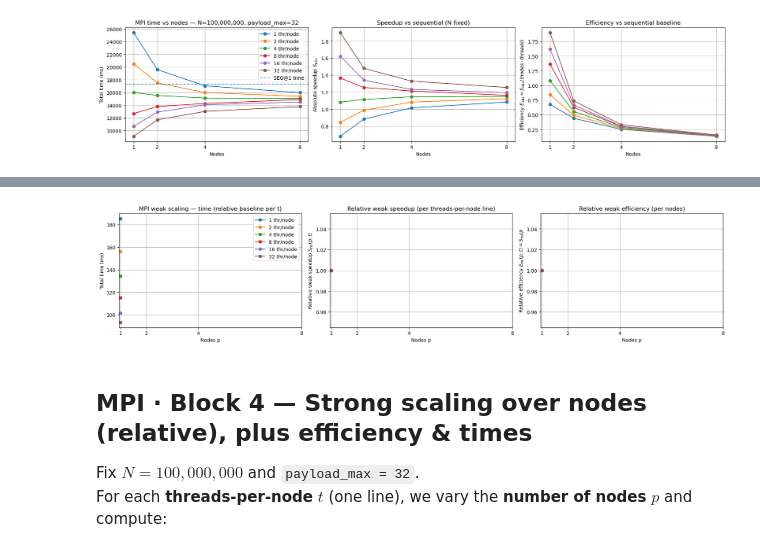
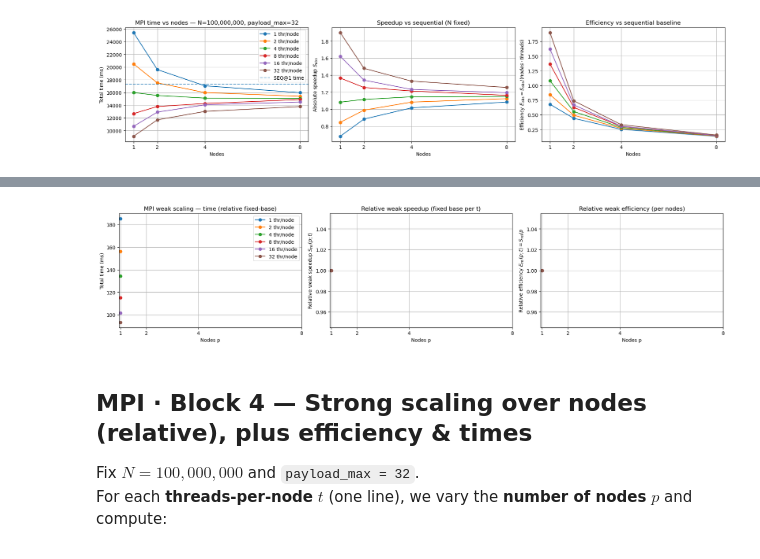
Before and after one commit to davide-marchi/Parallel-and-Distributed-Systems-Paradigms-and-Models, a Jupyter notebook: analysis/seq_omp_ff_composites.ipynb, the cells around one changed output, grey strips where cells are left out. Cells and saved outputs as stored; diff of their text form; code cells hidden in the pictures.

Commit message:
fix mpi weak analysis - still missing measurements

```diff
--- a/analysis/seq_omp_ff_composites.ipynb
+++ b/analysis/seq_omp_ff_composites.ipynb
@@ -789,18 +796,18 @@ _Note:_ This requires that for every \(p\) you also have the **1-node** runs at
 # %%
-# --- MPI · Block 3 (UPDATED): Weak scaling over nodes, RELATIVE metrics per t (times + speedup + efficiency) ---
+# --- MPI · Block 3 (RELATIVE, fixed-base): weak scaling over nodes ---
 import math
 import numpy as np
 import pandas as pd
 import matplotlib.pyplot as plt
 
-# --- Config ---
+# Config
 PAYLOAD_FIX = 32
 P_NODES = [1, 2, 4, 8]
 THREADS_PER_NODE_LIST = [1, 2, 4, 8, 16, 32]
 N0 = 1_000_000
 COLORS_TPN = {1:"tab:blue", 2:"tab:orange", 4:"tab:green", 8:"tab:red", 16:"tab:purple", 32:"tab:brown"}
 
-# Ensure we have the MPI dataframe like in Block 1 (impl=='mpi', sorted==1, with total_ms)
+# Ensure 'mpi' dataframe exists (impl=='mpi', sorted==1), with total_ms already defined
 if 'mpi' not in globals():
     if 'data_raw' not in globals():
         raise RuntimeError("Need 'data_raw' loaded first.")
@@ -814,7 +821,7 @@ if 'mpi' not in globals():
     for c in ["nodes","threads","records","payload_max","total_ms"]:
         mpi[c] = pd.to_numeric(mpi[c], errors="coerce")
 
-# Helper: solve n*log2(n) = target
+# Helper to solve n*log2(n)=target
 def solve_n_for_target_work(w_target: float) -> float:
     if w_target <= 0: return 0.0
     n = max(2.0, w_target / max(1.0, math.log2(w_target + 2.0)))
@@ -826,7 +833,7 @@ def solve_n_for_target_work(w_target: float) -> float:
         if n < 2.0: n = 2.0
     return n
 
-# Exact weak-scaled sizes n_p
+# Exact weak-scaled sizes n_p (depend ONLY on nodes p)
 W0 = N0 * math.log2(N0)
 n_p_map = {p: int(round(solve_n_for_target_work(W0 * p))) for p in P_NODES}
 
@@ -834,18 +841,19 @@ rows = []
 missing = []
 
 for tpn in THREADS_PER_NODE_LIST:
+    # Fixed-base numerator for this line: T_mpi(1, tpn, N0)
+    num_df = mpi[(mpi["nodes"]==1) &
+                 (mpi["threads"]==tpn) &
+                 (mpi["payload_max"]==PAYLOAD_FIX) &
+                 (mpi["records"]==N0)]
+    if num_df.empty:
+        missing.append(("baseline", 1, tpn, N0))
+        # skip this tpn line entirely if no base
+        continue
+    T_base = num_df["total_ms"].median()
+
     for p in P_NODES:
         n_p = n_p_map[p]
-
-        # Numerator: T_mpi(1, tpn, n_p)
-        num_df = mpi[(mpi["nodes"]==1) &
-                     (mpi["threads"]==tpn) &
-                     (mpi["payload_max"]==PAYLOAD_FIX) &
-                     (mpi["records"]==n_p)]
-        if num_df.empty:
-            missing.append(("numerator", 1, tpn, n_p))
-            continue
-        T_num = num_df["total_ms"].median()
 
         # Denominator: T_mpi(p, tpn, n_p)
         den_df = mpi[(mpi["nodes"]==p) &
@@ -857,8 +865,8 @@ for tpn in THREADS_PER_NODE_LIST:
             continue
         T_den = den_df["total_ms"].median()
 
-        S_rel = T_num / T_den           # relative weak speedup per t
-        E_rel = S_rel / p               # node efficiency (per p)
+        S_rel = T_base / T_den       # relative weak speedup per t with fixed base N0
+        E_rel = S_rel / p            # node efficiency (per p)
 
         rows.append({
             "tpn": tpn,
@@ -869,10 +877,10 @@ for tpn in THREADS_PER_NODE_LIST:
             "E_rel": E_rel,
         })
 
-weak_rel_nodes_df = pd.DataFrame(rows).sort_values(["tpn","nodes"]).reset_index(drop=True)
+weak_rel_fixed_df = pd.DataFrame(rows).sort_values(["tpn","nodes"]).reset_index(drop=True)
 
 if missing:
-    print("⚠️ Missing tuples for RELATIVE weak scaling (kind, nodes, tpn, records):")
+    print("⚠️ Missing tuples for RELATIVE weak scaling (fixed-base) — (kind, nodes, tpn, records):")
     for m in missing:
         print("  ", m)
 
@@ -882,33 +890,30 @@ fig, axes = plt.subplots(1, 3, figsize=(18, 4), constrained_layout=True)
 # 1) Times
 ax = axes[0]
 for tpn in THREADS_PER_NODE_LIST:
-    dfl = weak_rel_nodes_df[weak_rel_nodes_df["tpn"]==tpn].sort_values("nodes")
+    dfl = weak_rel_fixed_df[weak_rel_fixed_df["tpn"]==tpn].sort_values("nodes")
     if dfl.empty: continue
     ax.plot(dfl["nodes"], dfl["T_mpi_ms"], marker="o", label=f"{tpn} thr/node", color=COLORS_TPN.get(tpn))
-ax.set_xlabel("Nodes p")
-ax.set_ylabel("Total time (ms)")
-ax.set_title("MPI weak scaling — time (relative baseline per t)")
+ax.set_xlabel("Nodes p"); ax.set_ylabel("Total time (ms)")
+ax.set_title("MPI weak scaling — time (relative fixed-base)")
 ax.set_xticks(P_NODES); ax.grid(True); ax.legend()
 
-# 2) Relative weak speedup S_rel(p;t) = T(1,t,n_p)/T(p,t,n_p)
+# 2) Relative weak speedup  S_rel(p;t) = T(1,t,N0)/T(p,t,n_p)
 ax = axes[1]
 for tpn in THREADS_PER_NODE_LIST:
-    dfl = weak_rel_nodes_df[weak_rel_nodes_df["tpn"]==tpn].sort_values("nodes")
+    dfl = weak_rel_fixed_df[weak_rel_fixed_df["tpn"]==tpn].sort_values("nodes")
     if dfl.empty: continue
     ax.plot(dfl["nodes"], dfl["S_rel"], marker="o", label=f"{tpn} thr/node", color=COLORS_TPN.get(tpn))
-ax.set_xlabel("Nodes p")
-ax.set_ylabel(r"Relative weak speedup $S_{\mathrm{rel}}(p;t)$")
-ax.set_title("Relative weak speedup (per threads-per-node line)")
+ax.set_xlabel("Nodes p"); ax.set_ylabel(r"Relative weak speedup $S_{\mathrm{rel}}(p;t)$")
+ax.set_title("Relative weak speedup (fixed base per t)")
 ax.set_xticks(P_NODES); ax.grid(True)
 
-# 3) Relative efficiency E_rel(p;t) = S_rel / p
+# 3) Relative efficiency  E_rel(p;t) = S_rel / p
 ax = axes[2]
 for tpn in THREADS_PER_NODE_LIST:
-    dfl = weak_rel_nodes_df[weak_rel_nodes_df["tpn"]==tpn].sort_values("nodes")
+    dfl = weak_rel_fixed_df[weak_rel_fixed_df["tpn"]==tpn].sort_values("nodes")
     if dfl.empty: continue
     ax.plot(dfl["nodes"], dfl["E_rel"], marker="o", label=f"{tpn} thr/node", color=COLORS_TPN.get(tpn))
-ax.set_xlabel("Nodes p")
-ax.set_ylabel(r"Relative efficiency $E_{\mathrm{rel}}(p;t)=S_{\mathrm{rel}}/p$")
+ax.set_xlabel("Nodes p"); ax.set_ylabel(r"Relative efficiency $E_{\mathrm{rel}}(p;t)=S_{\mathrm{rel}}/p$")
 ax.set_title("Relative weak efficiency (per nodes)")
 ax.set_xticks(P_NODES); ax.grid(True)
 
@@ -936,4 +941,4 @@ plt.show()
-[figure, old version]
+[figure, new version]
 # %% [markdown]
 ## MPI · Block 4 — Strong scaling over **nodes** (relative), plus efficiency & times
 
```
Also changed, not shown: parts of 2 cells of this notebook.
